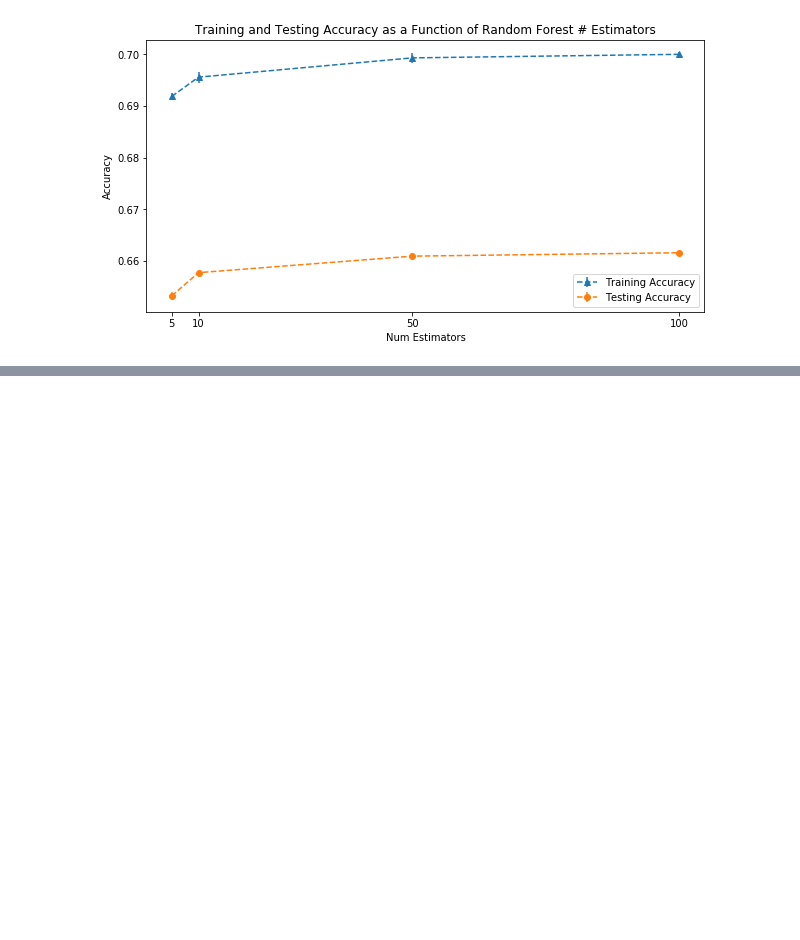
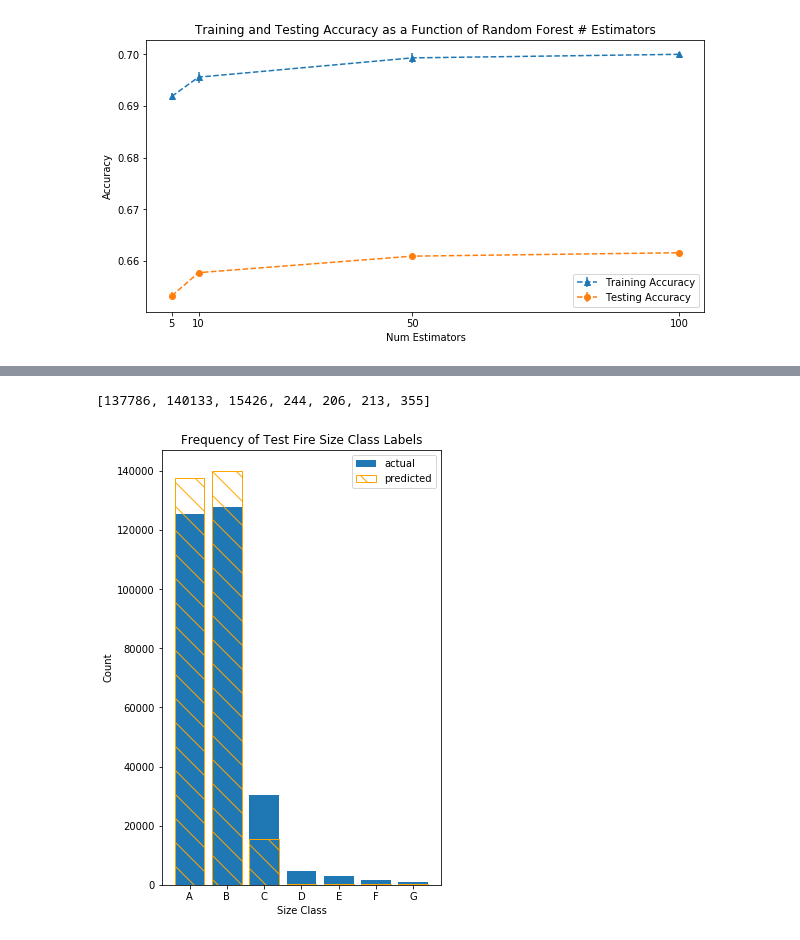
Before and after one commit to li-mc/wildfire_data, a Jupyter notebook: model_test_1.ipynb, the cells around one changed output, grey strips where cells are left out. Drawn from its saved outputs; the diff is of its cells as text; code cells hidden in the pictures; blank space fills up the shorter version.

```diff
--- a/model_test_1.ipynb
+++ b/model_test_1.ipynb
@@ -339,0 +422,27 @@ plt.legend()
+# %%
+import collections
+w = 0.3;
+lab = ["A", "B", "C", "D", "E", "F", "G"]
+c = collections.Counter(np.array(y_test))
+c = sorted(c.items())
+nnum = [i[0] for i in c]
+freq = [i[1] for i in c]
+f, ax = plt.subplots(figsize=(5,8))
+plt.bar(nnum, freq, label="actual")
+
+
+c = collections.Counter(np.array(y_test_predict))
+c = sorted(c.items())
+nnum = [i[0] for i in c]
+freq = [i[1] for i in c]
+plt.bar(nnum, freq, label="predicted", edgecolor="orange", hatch='\\', fill=False)
+
+plt.title('Frequency of Test Fire Size Class Labels')
+plt.ylabel('Count')
+plt.xlabel('Size Class')
+plt.xticks(range(1,8), lab)
+plt.legend()
+print(freq)
+# %% [output]
+[137786, 140133, 15426, 244, 206, 213, 355]
+[figure, added]
```
Also changed, not shown: parts of 10 cells of this notebook, 3 other files.
